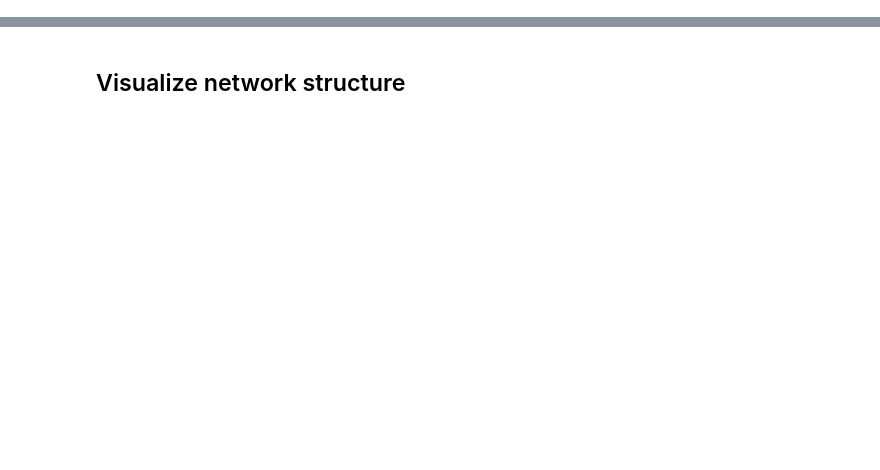
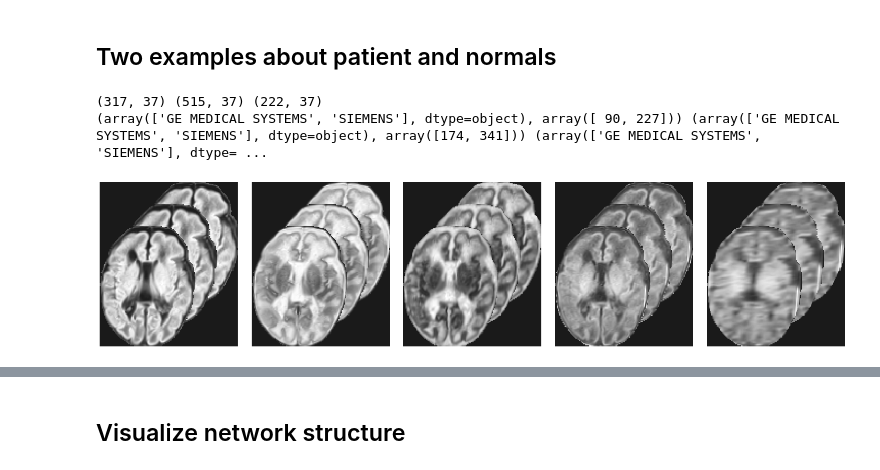
Before and after one commit to qinqian/neonatal_neuroimaging_scratch_codes, a Jupyter notebook: models/pytorch/figure2.ipynb, the cells around one changed output, grey strips where cells are left out. Saved outputs shown, nothing was run; the diff lists cells and outputs as text; code cells hidden in the pictures; blank space fills up the shorter version.

```diff
--- a/models/pytorch/figure2.ipynb
+++ b/models/pytorch/figure2.ipynb
@@ -32,0 +70,14 @@ from inceptionv3 import InceptionAttention3D
+# %% [markdown]
+## Two examples about patient and normals
+# %%
+test_bids = pd.read_csv('results/seed1_test.csv', index_col=0)
+train_bids = pd.read_csv('results/seed1_train.csv', index_col=0)
+valid_bids = pd.read_csv('results/seed1_valid.csv', index_col=0)
+np.intersect1d(valid_bids.index, train_bids.index)
+print(test_bids.shape, train_bids.shape, valid_bids.shape)
+print(np.unique(test_bids.machine, return_counts=True),
+      np.unique(train_bids.machine, return_counts=True),
+      np.unique(valid_bids.machine, return_counts=True))
+# %% [output]
+(317, 37) (515, 37) (222, 37)
+(array(['GE MEDICAL SYSTEMS', 'SIEMENS'], dtype=object), array([ 90, 227])) (array(['GE MEDICAL SYSTEMS', 'SIEMENS'], dtype=object), array([174, 341])) (array(['GE MEDICAL SYSTEMS', 'SIEMENS'], dtype= ...
@@ -32,0 +104,43 @@ from inceptionv3 import InceptionAttention3D
+# %%
+row_index = train_bids.loc[train_bids.Leukomalacia == 1, :].index[32]
+all_modalities = [f"results/processed/{row_index}_t2f_processed.nii.gz", # FLAIR
+                  f"results/processed/{row_index}_t2_processed.nii.gz",  # T2
+                  f"results/processed/{row_index}_adc_processed.nii.gz", # ADC
+                  f"results/processed/{row_index}_t1_processed.nii.gz",  # T1
+                  f"results/processed/{row_index}_t1s_processed.nii.gz"]  # T1s
+!bet {all_modalities[1]} {all_modalities[1]}_mask -m -f 0.4
+plt.figure(figsize=[20, 10])
+gs = gridspec.GridSpec(1, 5, wspace=0.1, hspace=0.1,
+                       bottom=0, top=1,
+                       left=0, right=1)
+masks = ants.image_read(f'{all_modalities[1]}_mask.nii.gz')
+for i, m in enumerate(all_modalities):
+    t2 = ants.image_read(m)
+    pad = 90
+    pad = [(5, pad), (5, pad)]
+    demo = np.pad(np.zeros(t2.shape[:2]).T, pad, mode='constant')
+    for j, sl in enumerate([43, 45, 46]):
+        mask = ants.slice_image(masks, axis=2, idx=sl)
+        #mask = ants.iMath_fill_holes(mask, hole_type=2)
+        mask = mask.numpy()
+        mask = np.rot90(mask)
+        mask = np.pad(mask, pad, mode='constant')
+        mask = np.roll(mask[:, ::-1], 20*j, axis=0)
+        mask = np.roll(mask, -20*j, axis=1).astype(bool)
+        img = ants.slice_image(t2, axis=2, idx=sl)
+        img = img.numpy()
+        img = np.rot90(img)
+        img = np.pad(img, pad, mode='constant')
+        img = np.roll(img[:, ::-1], 20*j, axis=0)
+        img = np.roll(img, -20*j, axis=1)
+        demo[mask > 0.5] = img[(mask > 0.5)]
+    xmin,xmax,ymin,ymax = get_crop(demo)
+    plt.subplot(gs[0, i])
+    plt.imshow(demo[xmin:xmax, ymin:ymax],
+               cmap=plt.cm.gray,
+              # extent=(10, 110, 10, 110),
+               alpha=.9)
+    plt.axis('off')
+plt.savefig('Fig2_workflow1.pdf')
+# %% [output]
+[figure, added]
```
Also changed, not shown: parts of 44 cells of this notebook, 15 other files.
